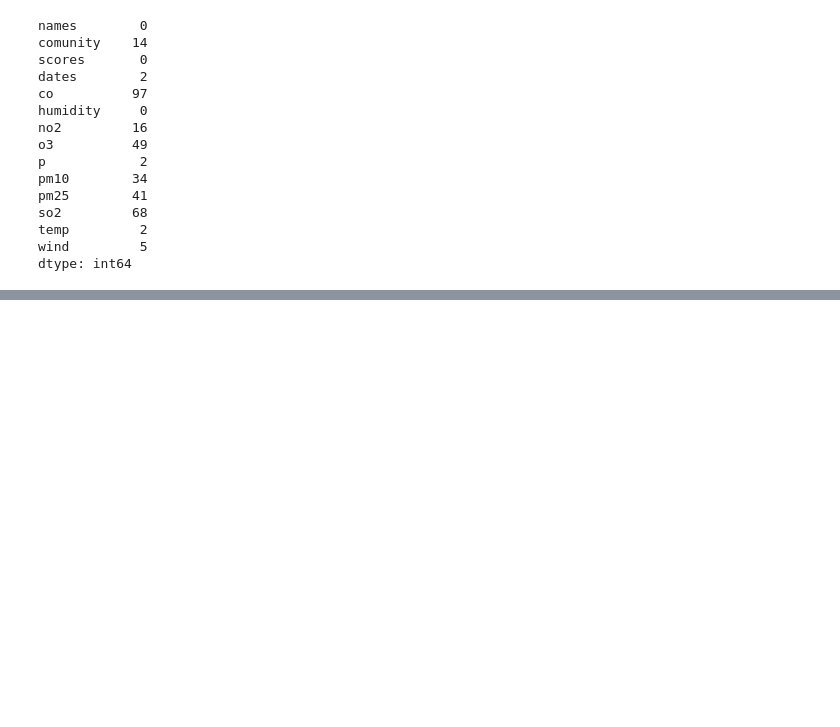
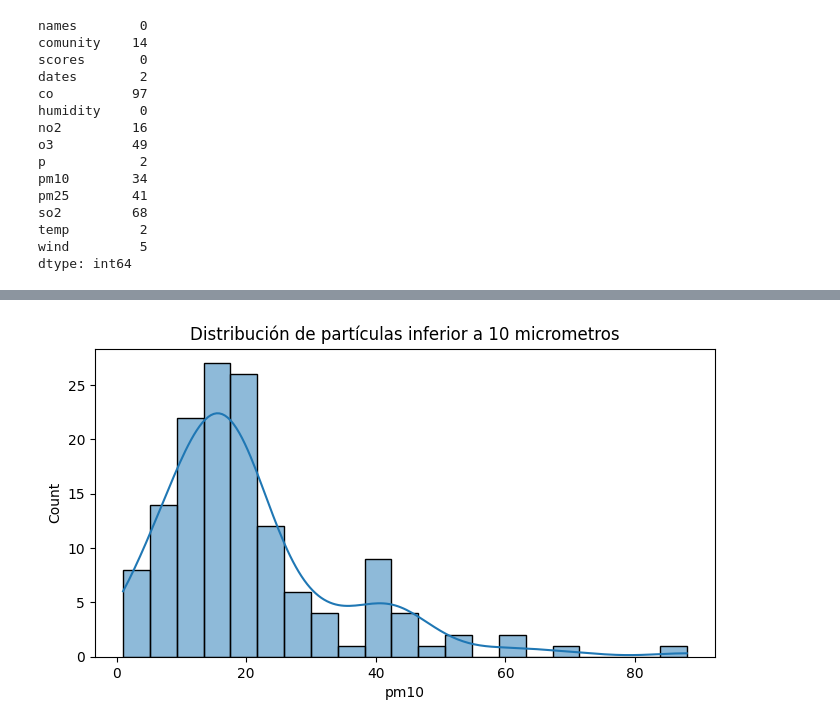
Before and after one commit to JoanLonsan/HAB_Project2_ML, a Jupyter notebook: 3. EDA_Exploratory_Data_Analysis/eda.ipynb, the cells around one changed output, grey strips where cells are left out. Saved outputs shown, nothing was run; the diff lists cells and outputs as text; code cells hidden in the pictures; blank space fills up the shorter version.

```diff
--- a/3. EDA_Exploratory_Data_Analysis/eda.ipynb
+++ b/3. EDA_Exploratory_Data_Analysis/eda.ipynb
@@ -59,0 +72,7 @@ plt.show()
+# %%
+plt.figure(figsize=(8, 4))
+sns.histplot(df['pm10'], kde=True)
+plt.title('Distribución de partículas inferior a 10 micrometros')
+plt.show()
+# %% [output]
+[figure, added]
```
Also changed, not shown: parts of 17 cells of this notebook.
